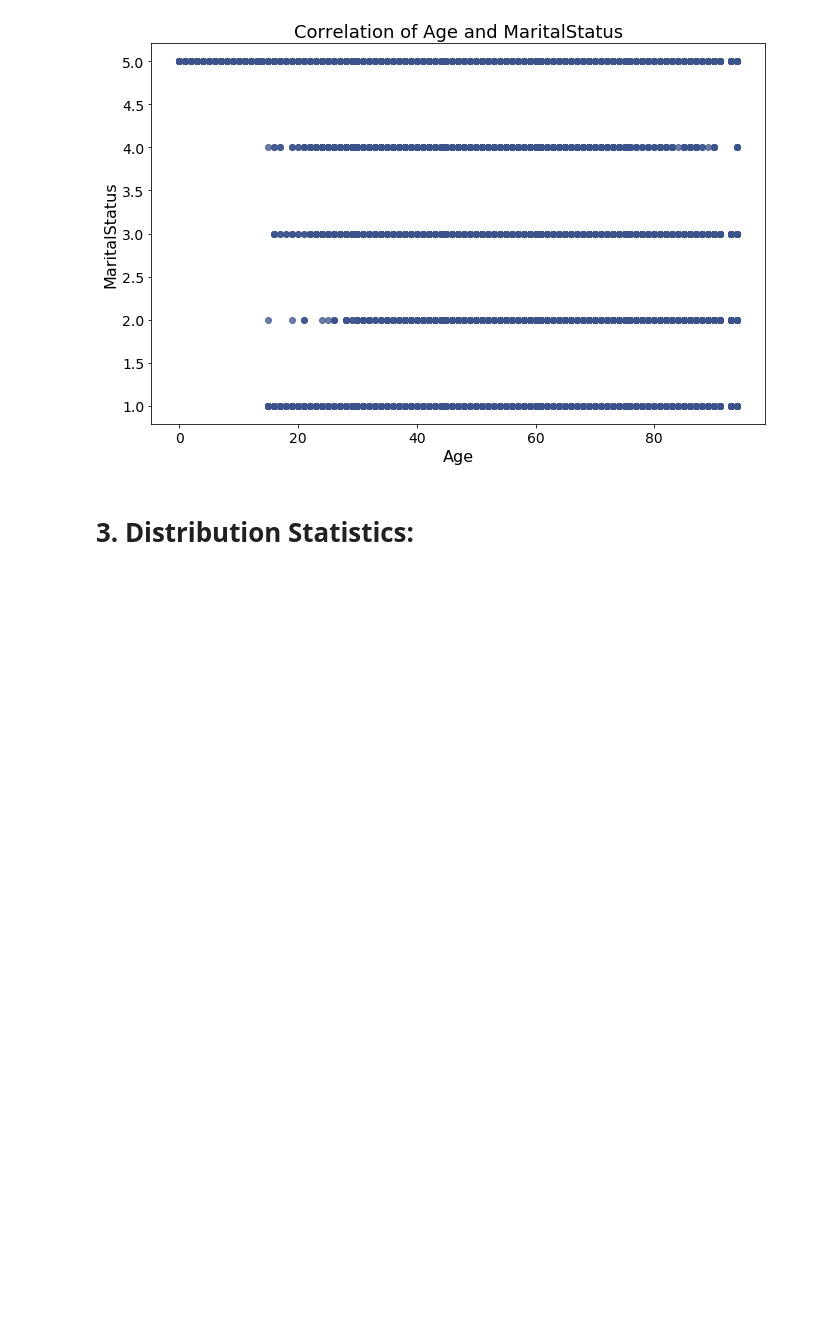
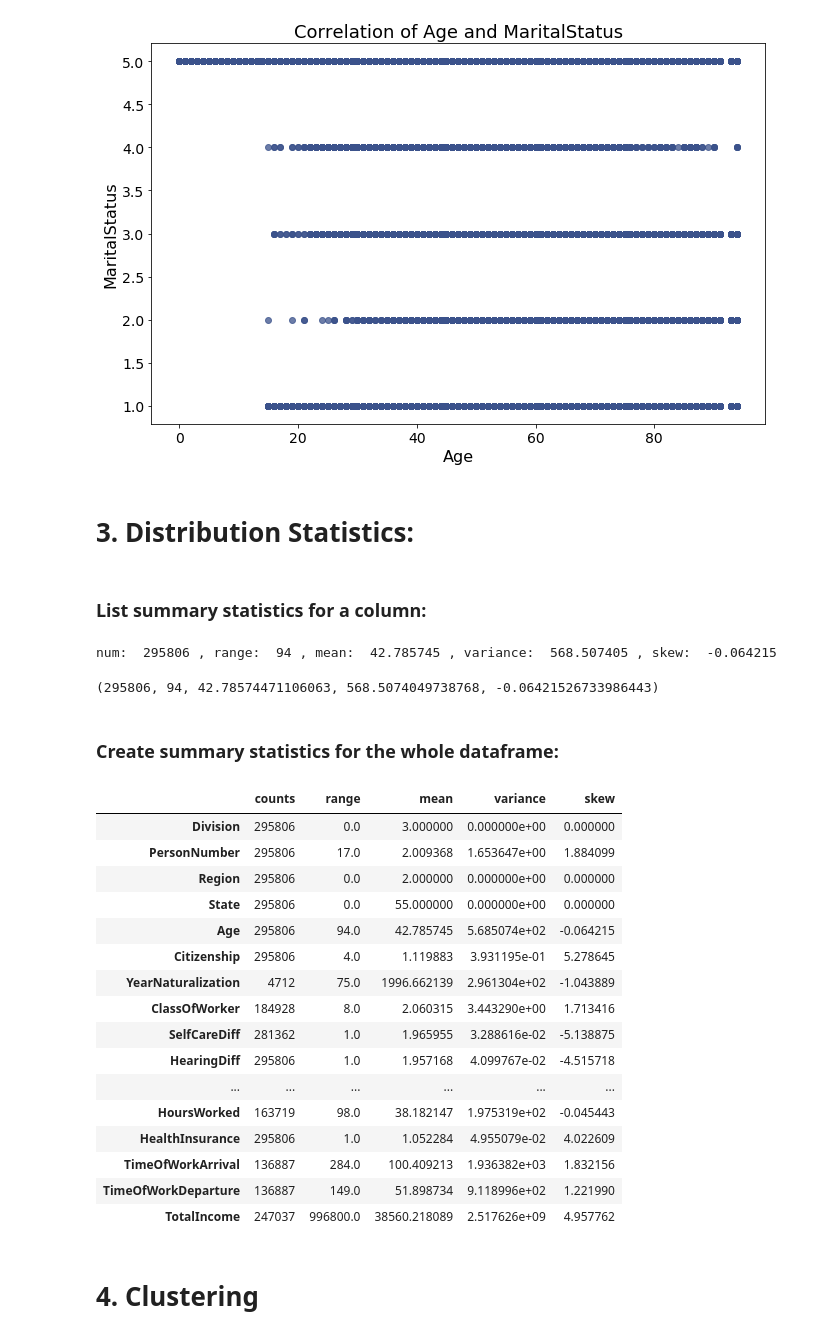
Before and after one commit to MTabbutt/SubGroupExplorerTool_DataViz_CS765, a Jupyter notebook: ToolDev_Exploration.ipynb, the cells around one changed output. Saved outputs shown, nothing was run; the diff lists cells and outputs as text; code cells hidden in the pictures; blank space fills up the shorter version.

Commit message:
adding summary stats and clustering

```diff
--- a/ToolDev_Exploration.ipynb
+++ b/ToolDev_Exploration.ipynb
@@ -99,0 +103,32 @@ Pearson's correlation coefficent: r = -0.673367
+# %% [markdown]
+### List summary statistics for a column:
+# %%
+census_data.getSummaryStats("Age")
+# %% [output]
+num:  295806 , range:  94 , mean:  42.785745 , variance:  568.507405 , skew:  -0.064215
+(295806, 94, 42.78574471106063, 568.5074049738768, -0.06421526733986443)
+# %% [markdown]
+### Create summary statistics for the whole dataframe:
+# %%
+summaryMatrix = census_data.getSummaryMatrix()
+summaryMatrix
+# %% [output]
+|  | counts | range | mean | variance | skew |
+| Division | 295806 | 0.0 | 3.000000 | 0.000000e+00 | 0.000000 |
+| PersonNumber | 295806 | 17.0 | 2.009368 | 1.653647e+00 | 1.884099 |
+| Region | 295806 | 0.0 | 2.000000 | 0.000000e+00 | 0.000000 |
+| State | 295806 | 0.0 | 55.000000 | 0.000000e+00 | 0.000000 |
+| Age | 295806 | 94.0 | 42.785745 | 5.685074e+02 | -0.064215 |
+| Citizenship | 295806 | 4.0 | 1.119883 | 3.931195e-01 | 5.278645 |
+| YearNaturalization | 4712 | 75.0 | 1996.662139 | 2.961304e+02 | -1.043889 |
+| ClassOfWorker | 184928 | 8.0 | 2.060315 | 3.443290e+00 | 1.713416 |
+| SelfCareDiff | 281362 | 1.0 | 1.965955 | 3.288616e-02 | -5.138875 |
+| HearingDiff | 295806 | 1.0 | 1.957168 | 4.099767e-02 | -4.515718 |
+| ... | ... | ... | ... | ... | ... |
+| HoursWorked | 163719 | 98.0 | 38.182147 | 1.975319e+02 | -0.045443 |
+| HealthInsurance | 295806 | 1.0 | 1.052284 | 4.955079e-02 | 4.022609 |
+| TimeOfWorkArrival | 136887 | 284.0 | 100.409213 | 1.936382e+03 | 1.832156 |
+| TimeOfWorkDeparture | 136887 | 149.0 | 51.898734 | 9.118996e+02 | 1.221990 |
+| TotalIncome | 247037 | 996800.0 | 38560.218089 | 2.517626e+09 | 4.957762 |
+# %% [markdown]
+# 4. Clustering
```
Also changed, not shown: parts of 3 cells of this notebook, 1 other file.
